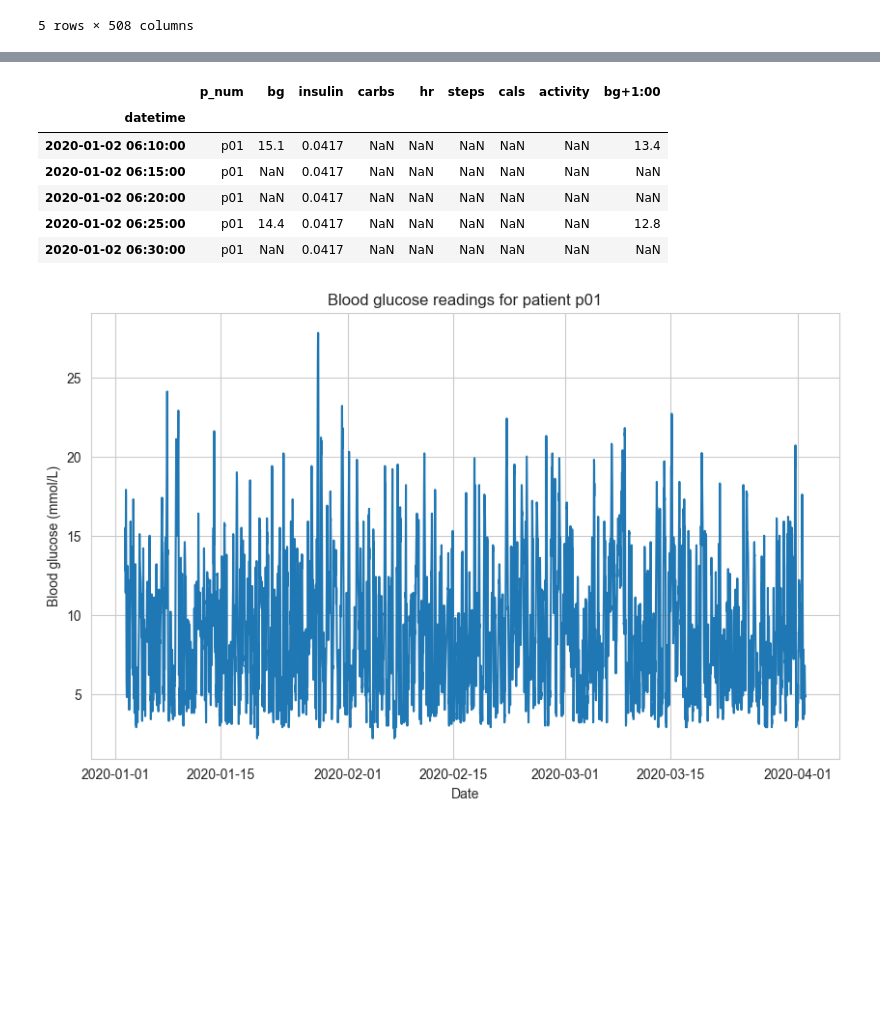
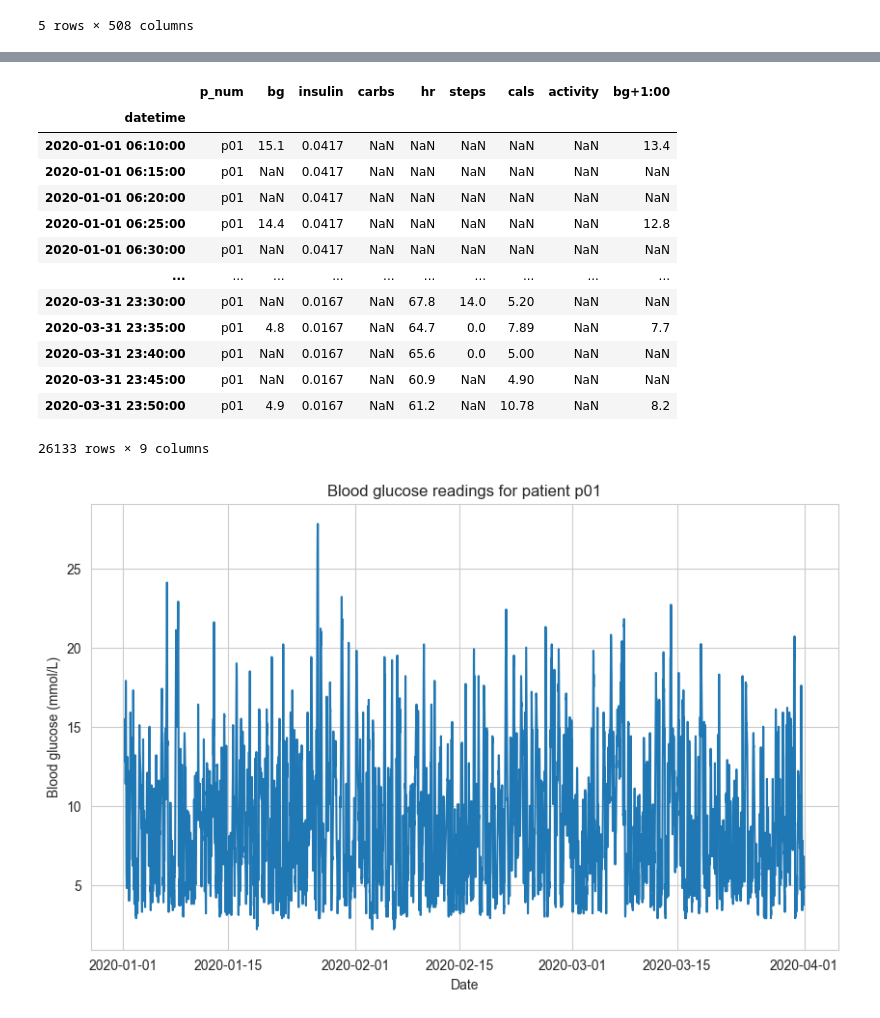
Before and after one commit to masaver/brist1d, a Jupyter notebook: notebooks/0.2-ralf-preprocessing.ipynb, the cells around one changed output, grey strips where cells are left out. Cells and saved outputs as stored; diff of their text form; code cells hidden in the pictures; blank space fills up the shorter version.

```diff
--- a/notebooks/0.2-ralf-preprocessing.ipynb
+++ b/notebooks/0.2-ralf-preprocessing.ipynb
@@ -6,4 +6,5 @@ import matplotlib.pyplot as plt
 import seaborn as sns
 # %%
 # Load the data
-df = pd.read_csv(os.path.join('..', 'data', 'raw','train.csv'))
+df = pd.read_csv(os.path.join('..', 'data', 'raw', 'train.csv'), na_values=np.nan, low_memory=False)
+df.head()
@@ -36,14 +35,22 @@ df_p01.loc[:, "time"] = pd.to_datetime(df_p01["time"], format="%H:%M:%S").dt.tim
 start_date = datetime(2020, 1, 1)
 current_date = start_date
 assigned_dates = []
+last_time = None
 
 for i, row in df_p01.iterrows():
-    if row["time"] < df_p01["time"].iloc[i - 1]:
+    if last_time is None:
+        last_time = row["time"]
+
+    if row["time"] < last_time:
         current_date = current_date + timedelta(days=1)
     assigned_dates.append(current_date)
+    last_time = row["time"]
 
+df_p01 = df_p01.copy()
 df_p01.loc[:, "date"] = assigned_dates
 df_p01.loc[:, "datetime"] = df_p01.apply(lambda row: datetime.combine(row['date'], row['time']), axis=1)
 df_p01.set_index("datetime", inplace=True)
 df_p01 = df_p01.drop(columns=["date", "time"])
+print(len(df_p01))
+df_p01.head()
 # %% [output]
@@ -102,4 +80,6 @@ df_p01 = df_reindexed
 # %%
+df_p01 = df_reindexed.copy()
+df_p01 = df_p01.drop(columns=["id"])
 df_p01.loc[:, "p_num"] = "p01"
 df_p01.head()
 # %% [output]
@@ -126,14 +94,6 @@ df_p01.head()
 # %%
-column_params = [
-    'bg',
-    'insulin',
-    'carbs',
-    'hr',
-    'steps',
-    'cals',
-    'activity',
-]
-column_t_diffs = [
+parameters = ['bg', 'insulin', 'carbs', 'hr', 'steps', 'cals', 'activity']
+time_diffs = [
     '-0:00',
     '-0:05',
     '-0:10',
@@ -191,51 +151,59 @@ column_t_diffs = [
     '-4:30',
     '-4:35',
     '-4:40',
     '-4:45',
     '-4:50',
     '-4:55',
     '-5:00',
     '-5:05',
     '-5:10',
     '-5:15',
     '-5:20',
     '-5:25',
     '-5:30',
     '-5:35',
     '-5:40',
     '-5:45',
     '-5:50',
     '-5:55'
 ]
 
-for column_param in column_params:
-    for column_t_diff_id, column_t_diff in enumerate(column_t_diffs):
-        if column_t_diff_id == 0:
-            df_p01.loc[:, column_param] = df_p01[f'{column_param}-0:00']
-            df_p01 = df_p01.drop(columns=[f'{column_param}-0:00'])
+for parameter in parameters:
+    for time_diff_id, t_diff in enumerate(time_diffs):
+        if time_diff_id == 0:
+            df_p01.loc[:, parameter] = df_p01[f'{parameter}-0:00']
+            df_p01 = df_p01.drop(columns=[f'{parameter}-0:00'])
             continue
-        if not df_p01.columns.str.contains(f"{column_param}{column_t_diff}").any():
+        if not df_p01.columns.str.contains(f"{parameter}{t_diff}").any():
             continue
 
-        df_p01.loc[:, f"{column_param}{column_t_diff}"] = df_p01[f"{column_param}{column_t_diff}"].shift(-column_t_diff_id)
-        df_p01.loc[df_p01.index[-column_t_diff_id:], f"{column_param}{column_t_diff}"] = np.nan
-        # merge the columns with bg
-        df_p01[column_param] = df_p01[f'{column_param}'].combine_first(df_p01[f'{column_param}{column_t_diff}'])
-        df_p01 = df_p01.drop(columns=[f'{column_param}{column_t_diff}'])
+        # shift the columns by the time difference and fill the last values with nan
+        df_p01.loc[:, f"{parameter}{t_diff}"] = df_p01[f"{parameter}{t_diff}"].shift(-time_diff_id)
+        df_p01.loc[df_p01.index[-time_diff_id:], f"{parameter}{t_diff}"] = np.nan
 
+        # fill the parameter column with the first non-nan value
+        df_p01[parameter] = df_p01[f'{parameter}'].combine_first(df_p01[f'{parameter}{t_diff}'])
+        df_p01 = df_p01.drop(columns=[f'{parameter}{t_diff}'])
 
 # order the columns
-new_column_order = ['p_num', 'bg', 'insulin', 'carbs', 'hr', 'steps', 'cals', 'activity', 'bg+1:00']
+new_column_order = ['p_num'] + parameters + ['bg+1:00']
 df_p01 = df_p01[new_column_order]
-df_p01.head()
+df_p01
 # %% [output]
 |  | p_num | bg | insulin | carbs | hr | steps | cals | activity | bg+1:00 |
 | datetime |  |  |  |  |  |  |  |  |  |
-| 2020-01-02 06:10:00 | p01 | 15.1 | 0.0417 | NaN | NaN | NaN | NaN | NaN | 13.4 |
-| 2020-01-02 06:15:00 | p01 | NaN | 0.0417 | NaN | NaN | NaN | NaN | NaN | NaN |
-| 2020-01-02 06:20:00 | p01 | NaN | 0.0417 | NaN | NaN | NaN | NaN | NaN | NaN |
-| 2020-01-02 06:25:00 | p01 | 14.4 | 0.0417 | NaN | NaN | NaN | NaN | NaN | 12.8 |
-| 2020-01-02 06:30:00 | p01 | NaN | 0.0417 | NaN | NaN | NaN | NaN | NaN | NaN |
+| 2020-01-01 06:10:00 | p01 | 15.1 | 0.0417 | NaN | NaN | NaN | NaN | NaN | 13.4 |
+| 2020-01-01 06:15:00 | p01 | NaN | 0.0417 | NaN | NaN | NaN | NaN | NaN | NaN |
+| 2020-01-01 06:20:00 | p01 | NaN | 0.0417 | NaN | NaN | NaN | NaN | NaN | NaN |
+| 2020-01-01 06:25:00 | p01 | 14.4 | 0.0417 | NaN | NaN | NaN | NaN | NaN | 12.8 |
+| 2020-01-01 06:30:00 | p01 | NaN | 0.0417 | NaN | NaN | NaN | NaN | NaN | NaN |
+| ... | ... | ... | ... | ... | ... | ... | ... | ... | ... |
+| 2020-03-31 23:30:00 | p01 | NaN | 0.0167 | NaN | 67.8 | 14.0 | 5.20 | NaN | NaN |
+| 2020-03-31 23:35:00 | p01 | 4.8 | 0.0167 | NaN | 64.7 | 0.0 | 7.89 | NaN | 7.7 |
+| 2020-03-31 23:40:00 | p01 | NaN | 0.0167 | NaN | 65.6 | 0.0 | 5.00 | NaN | NaN |
+| 2020-03-31 23:45:00 | p01 | NaN | 0.0167 | NaN | 60.9 | NaN | 4.90 | NaN | NaN |
+| 2020-03-31 23:50:00 | p01 | 4.9 | 0.0167 | NaN | 61.2 | NaN | 10.78 | NaN | 8.2 |
+26133 rows × 9 columns
 # %%
 # plot the data
 plt.figure(figsize=(10, 6))
@@ -245,7 +213,7 @@ ax.set_ylabel("Blood glucose (mmol/L)")
 ax.set_xlabel("Date")
 plt.show();
 # %% [output]
-[figure, old version]
+[figure, new version]
 # %%
 # plot the data
 plt.figure(figsize=(10, 6))
```
Also changed, not shown: parts of 15 cells of this notebook, 5 other files.
